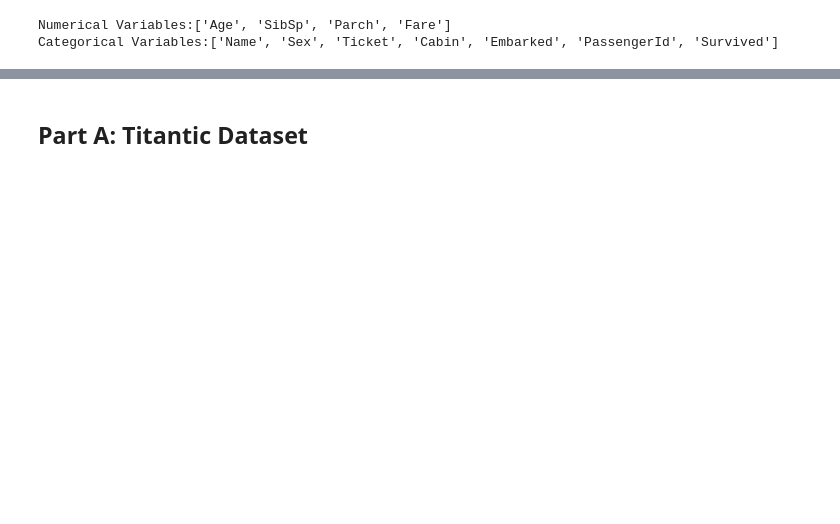
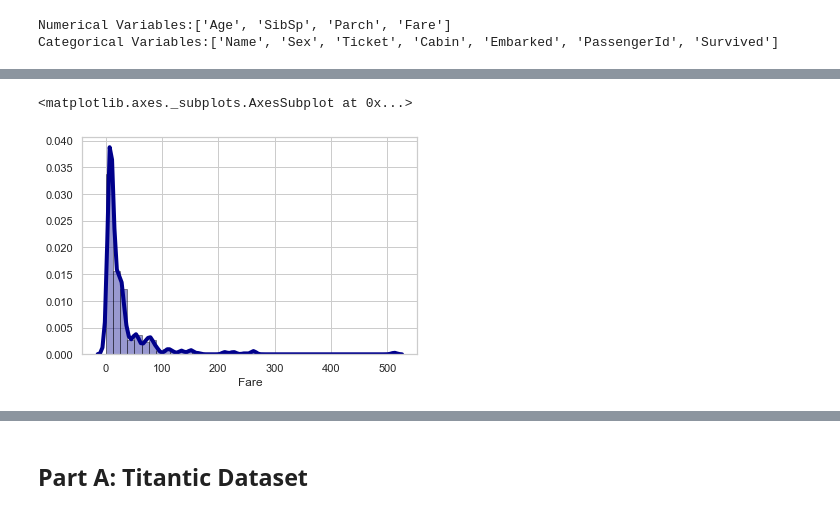
Before and after one commit to dexterch91/CA1-ML-Submission, a Jupyter notebook: CA1-Dexter Chew.ipynb, the cells around one changed output, grey strips where cells are left out. Cells and saved outputs as stored; diff of their text form; code cells hidden in the pictures; blank space fills up the shorter version.

```diff
--- a/CA1-Dexter Chew.ipynb
+++ b/CA1-Dexter Chew.ipynb
@@ -217,0 +244,8 @@ for num_data in numfeats:
+# %%
+sns.distplot(titanic['Fare'], hist=True, kde=True,
+            bins=40, color = 'darkblue',
+            hist_kws={'edgecolor':'black'},
+            kde_kws={'linewidth': 4})
+# %% [output]
+<matplotlib.axes._subplots.AxesSubplot at 0x...>
+[figure, added]
```
Also changed, not shown: parts of 15 cells of this notebook.
